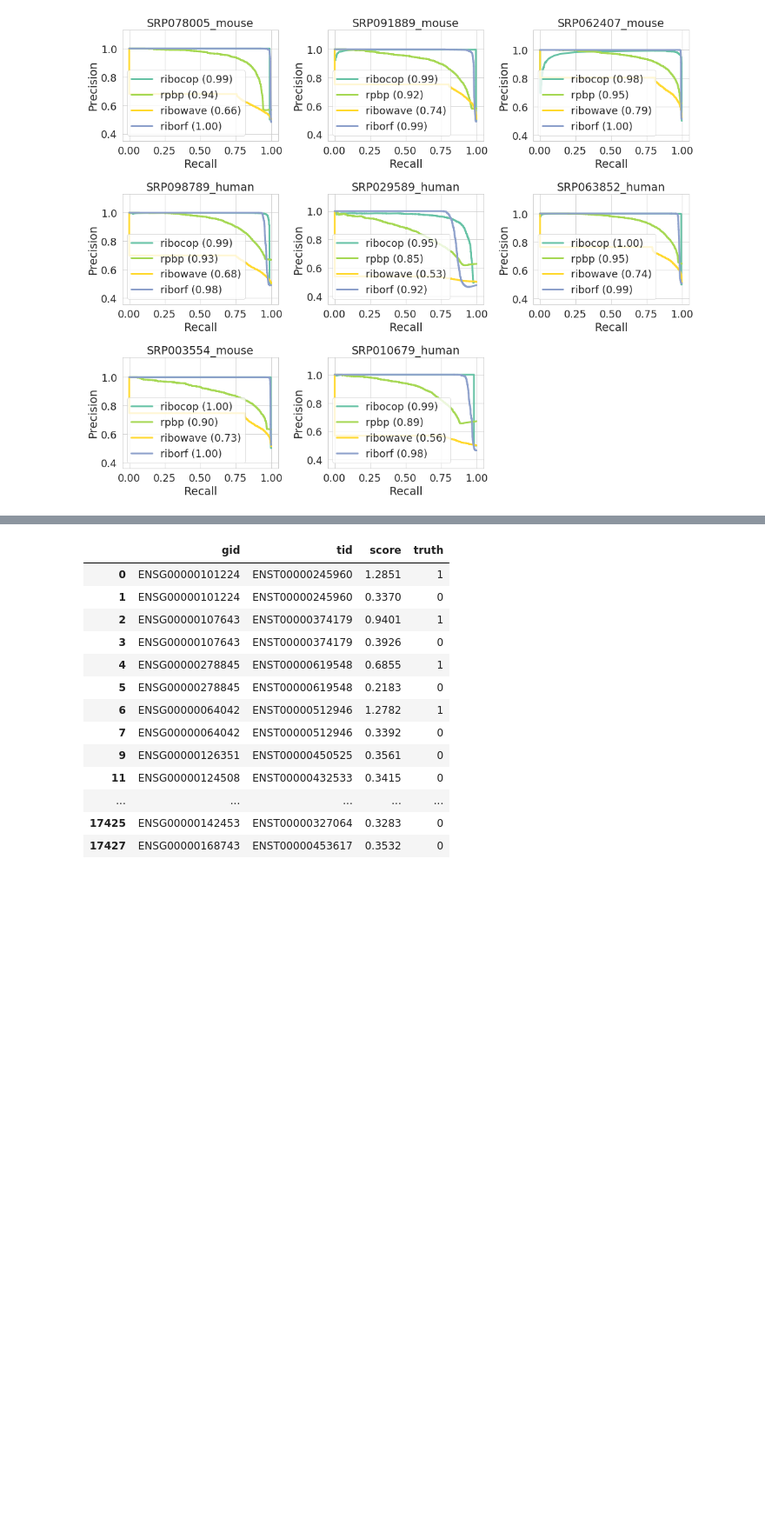
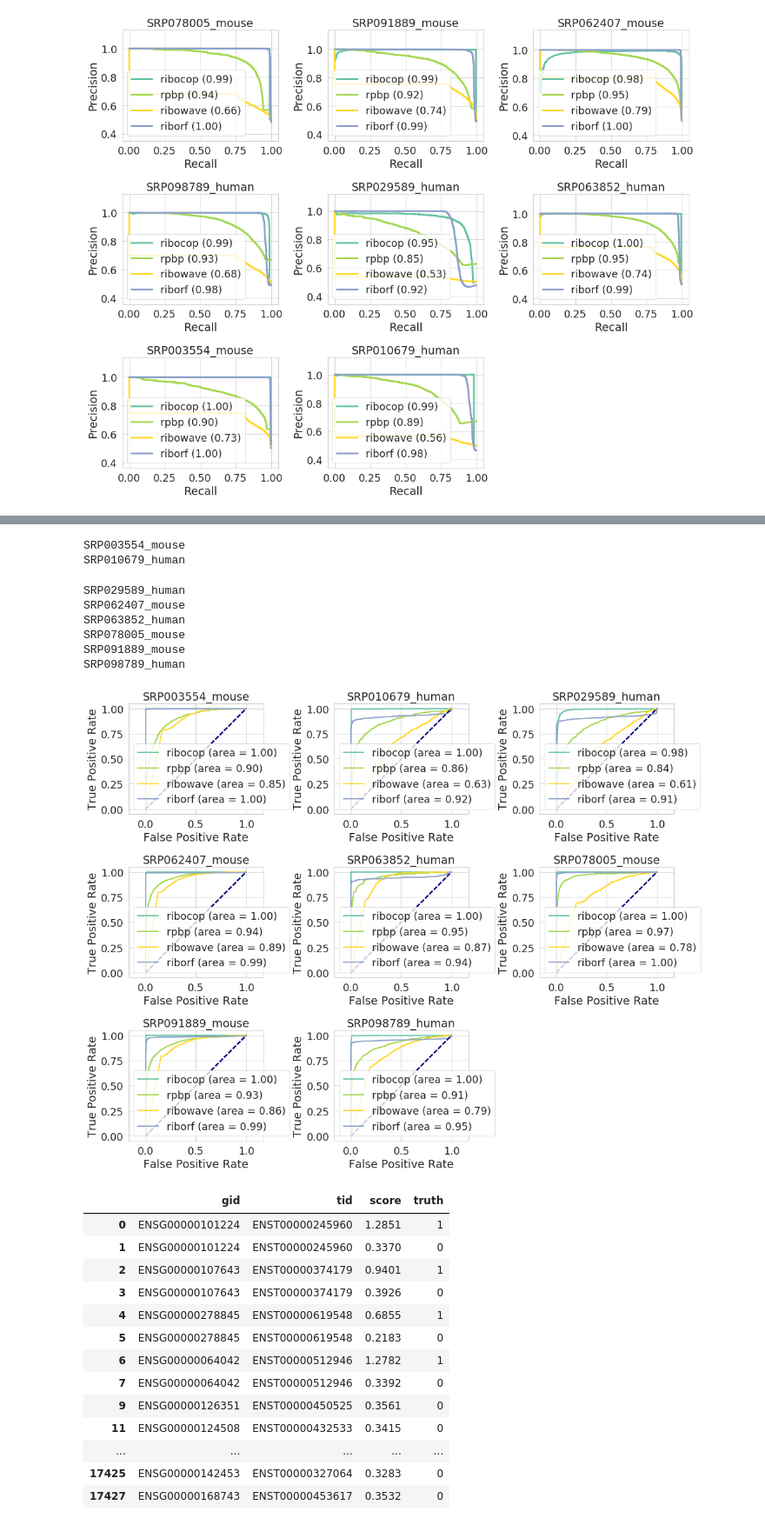
Before and after one commit to smithlabcode/ribotricer-results, a Jupyter notebook: notebooks/11.tx_level-auPR.ipynb, the cells around one changed output, grey strips where cells are left out. Shown at 87% size. Cells and saved outputs as stored; diff of their text form; code cells hidden in the pictures; blank space fills up the shorter version.

```diff
--- a/notebooks/11.tx_level-auPR.ipynb
+++ b/notebooks/11.tx_level-auPR.ipynb
@@ -261,3 +364,64 @@ Adding an axes using the same arguments as a previous axes currently reuses the
+# %%
+fig = plt.figure(figsize=(15, 12))
+
+all_samples = glob.glob('/home/cmb-panasas2/skchoudh/github_projects/ribocop-results/ROC/tx_level/*_ribocop_roc.txt')
+
+i = 1
+
+
+for sample in all_samples:
+    sample_name = sample.split('/')[-1].replace('_roc.txt', '')
+    sample_name = '_'.join(sample_name.split('_')[:2])
+    print(sample_name)
+    genome = 'hg38'
+    if 'mouse' in sample_name:
+        genome = 'mm10'
+    ax = plt.subplot(int(len(all_samples)/3)+1, 3 , i)
+    tp_file = '/home/cmb-panasas2/wenzhenl/benchmark/gene_level/{0}/{1}/{1}_TP_CCDS_genes.txt'.format(genome, sample_name)
+    if not os.path.isfile(tp_file):
+        print(tp_file)
+        continue
+    tp = pd.read_table(tp_file)
+
+    tp_transcripts = [strip_tx_version(tx) for tx in tp.transcript_id.unique()]
+    for index, key in enumerate(['ribocop', 'ribocode', 'rpbp', 'orfrate', 'ribowave', 'riborf']):
+        filepath = '/home/cmb-panasas2/skchoudh/github_projects/ribocop-results/ROC/tx_level/{}_{}_roc.txt'.format(sample_name, key)
+        if not os.path.isfile(filepath):
+            continue
+        df = pd.read_table(filepath, names=['gid', 'tid', 'score', 'truth'])
+        df = df[df.tid.isin(tp_transcripts)]
+        #df = df[df.score==df.score]
+        try:
+            df = df[df.score!='None']
+        except:
+            pass
+
+        y_truth = df['truth']#.astype(int)
+        y_score = df['score'].astype(float)
+        if key == 'ribocode' or key == 'ribowave':
+            y_truth_copy = y_truth.copy()
+            y_truth_copy[y_truth_copy==0] = 1
+            y_truth_copy[y_truth==1] = 0
+            y_truth = y_truth_copy
+        _plot_auroc(y_truth, y_score, ax, key, tool_colors[key])
+        #_plot_aurpr(y_test, y_score, ax, 'ribocode', cbb_palette[2])
+
+    ax.set_title(sample_name)
+    ax.axis('equal')
+    i+=1
+
+fig.tight_layout()
+fig.savefig('tx_level_auROC_all_filtered_tp.pdf')
+# %% [output]
+SRP003554_mouse
+SRP010679_human
+SRP029589_human
+SRP062407_mouse
+SRP063852_human
+SRP078005_mouse
+SRP091889_mouse
+SRP098789_human
+[figure, added]
 # %%
 df
 # %% [output]
```
Also changed, not shown: parts of 3 cells of this notebook, 1 other file.
